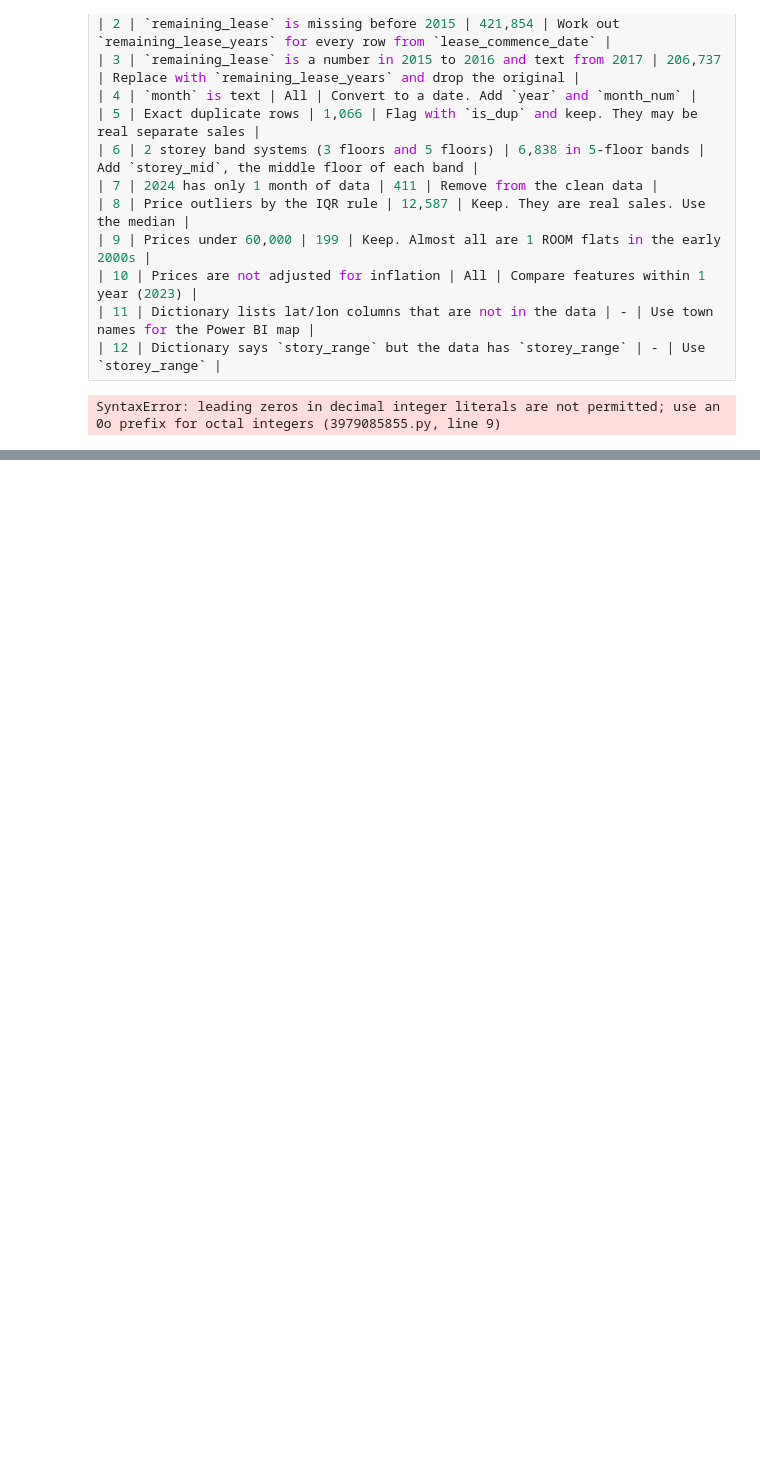
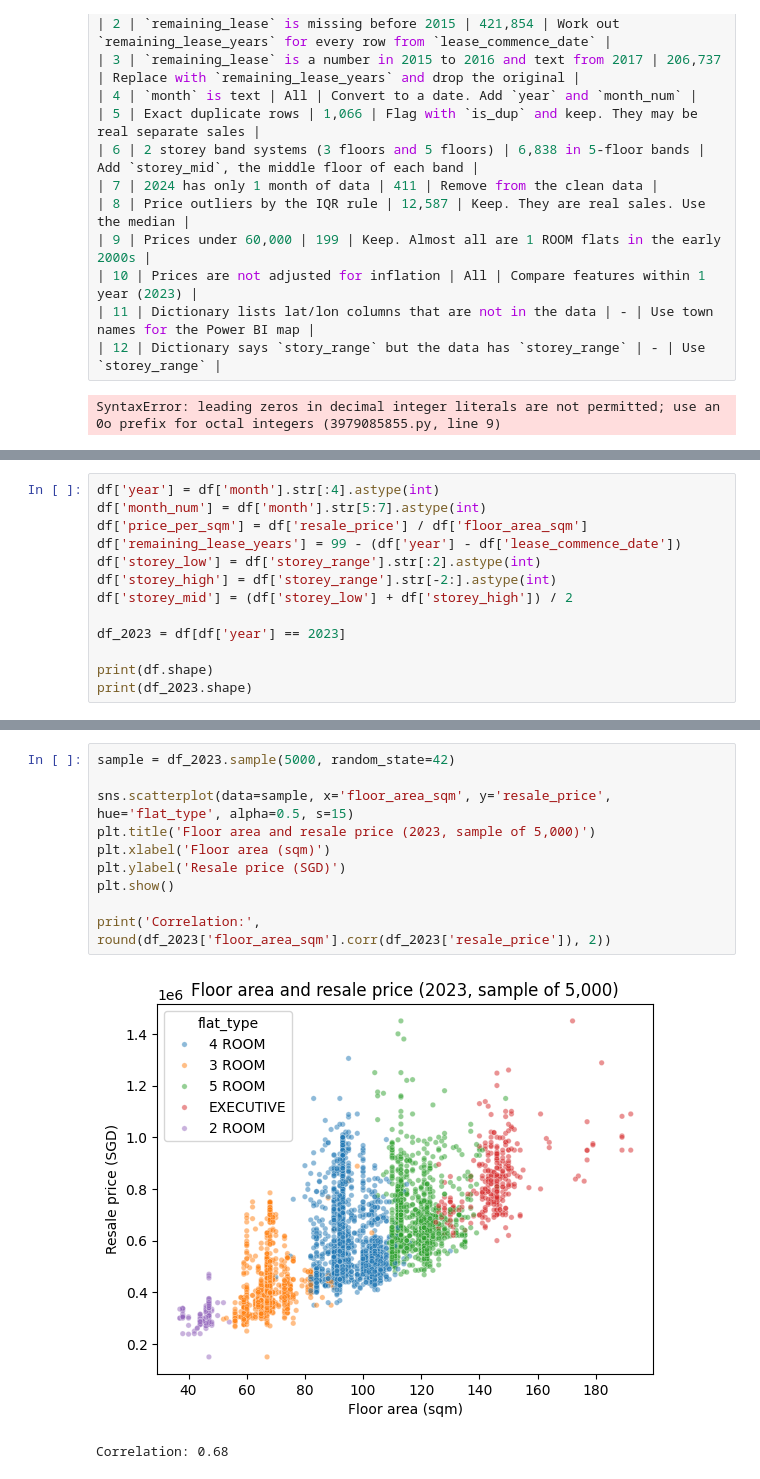
Before and after one commit to antonytfchoi-glitch/capstone-project, a Jupyter notebook: hdb.ipynb, the cells around one changed output, grey strips where cells are left out. Cells and saved outputs as stored; diff of their text form; blank space fills up the shorter version.

```diff
--- a/hdb.ipynb
+++ b/hdb.ipynb
@@ -209,0 +215,13 @@ SyntaxError: leading zeros in decimal integer literals are not permitted; use an
+# %%
+df['year'] = df['month'].str[:4].astype(int)
+df['month_num'] = df['month'].str[5:7].astype(int)
+df['price_per_sqm'] = df['resale_price'] / df['floor_area_sqm']
+df['remaining_lease_years'] = 99 - (df['year'] - df['lease_commence_date'])
+df['storey_low'] = df['storey_range'].str[:2].astype(int)
+df['storey_high'] = df['storey_range'].str[-2:].astype(int)
+df['storey_mid'] = (df['storey_low'] + df['storey_high']) / 2
+
+df_2023 = df[df['year'] == 2023]
+
+print(df.shape)
+print(df_2023.shape)
@@ -209,0 +243,13 @@ SyntaxError: leading zeros in decimal integer literals are not permitted; use an
+# %%
+sample = df_2023.sample(5000, random_state=42)
+
+sns.scatterplot(data=sample, x='floor_area_sqm', y='resale_price', hue='flat_type', alpha=0.5, s=15)
+plt.title('Floor area and resale price (2023, sample of 5,000)')
+plt.xlabel('Floor area (sqm)')
+plt.ylabel('Resale price (SGD)')
+plt.show()
+
+print('Correlation:', round(df_2023['floor_area_sqm'].corr(df_2023['resale_price']), 2))
+# %% [output]
+[figure, added]
+Correlation: 0.68
```
Also changed, not shown: parts of 22 cells of this notebook.
